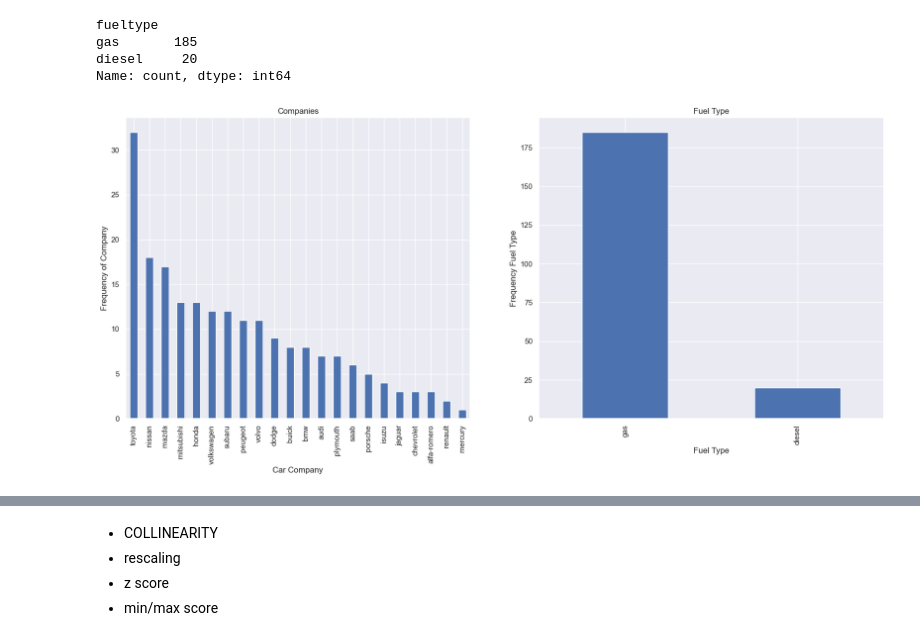
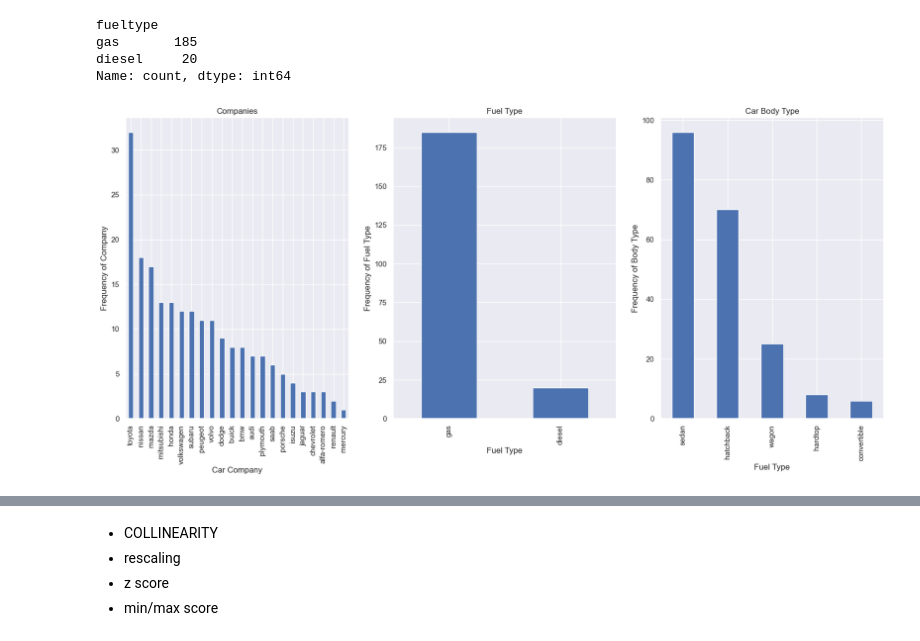
Before and after one commit to MoeedKhan-AMK/Applied-Data-Science, a Jupyter notebook: Machine Learning/LINEAR REGRESSION/Linear Regression/Linear_Regression_class_1.ipynb, the cells around one changed output, grey strips where cells are left out. Cells and saved outputs as stored; diff of their text form; code cells hidden in the pictures.

```diff
--- a/Machine Learning/LINEAR REGRESSION/Linear Regression/Linear_Regression_class_1.ipynb
+++ b/Machine Learning/LINEAR REGRESSION/Linear Regression/Linear_Regression_class_1.ipynb
@@ -251,19 +252,24 @@ Name: count, dtype: int64
 # %%
 #giving size of graph
 plt.figure(figsize=(20,8))
 
 # plotting for car price distribution as 1st graph
-plt.subplot(1,2,1)
+plt.subplot(1,3,1)
 plt1 = cars.company_name.value_counts().plot(kind="bar")
 plt.title("Companies")
 plt1.set(xlabel = "Car Company", ylabel = "Frequency of Company")
 
 
-plt.subplot(1,2,2)
+plt.subplot(1,3,2)
 plt1 = cars.fueltype.value_counts().plot(kind="bar")
 plt.title("Fuel Type")
-plt1.set(xlabel = "Fuel Type", ylabel = "Frequency Fuel Type")
+plt1.set(xlabel = "Fuel Type", ylabel = "Frequency of Fuel Type")
+
+plt.subplot(1,3,3)
+plt1 = cars.carbody.value_counts().plot(kind="bar")
+plt.title("Car Body Type")
+plt1.set(xlabel = "Fuel Type", ylabel = "Frequency of Body Type")
 
 plt.show()
 # %% [output]
-[figure, old version]
+[figure, new version]
```
Also changed, not shown: parts of 17 cells of this notebook.
